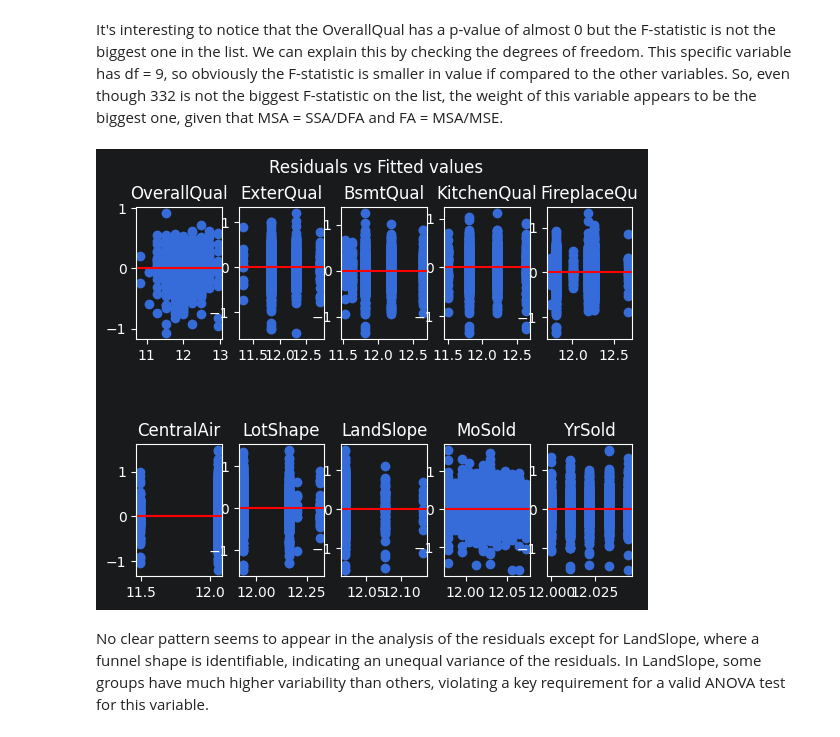
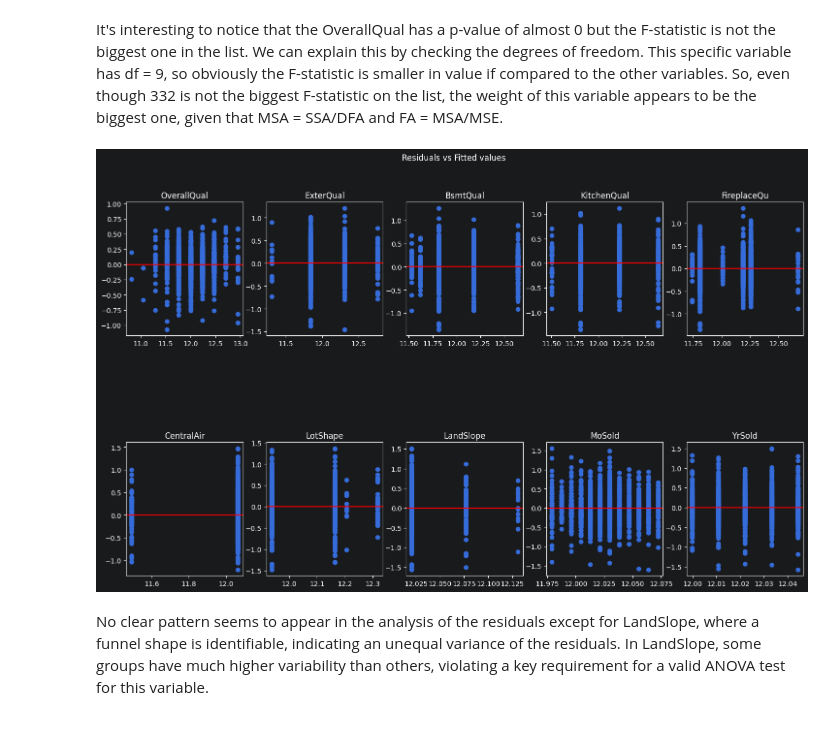
Before and after one commit to cpalescan/cstat, a Jupyter notebook: project_MAIN.ipynb, the cells around one changed output. Drawn from its saved outputs; the diff is of its cells as text; code cells hidden in the pictures.

```diff
--- a/project_MAIN.ipynb
+++ b/project_MAIN.ipynb
@@ -565,26 +565,26 @@ It's interesting to notice that the OverallQual has a p-value of almost 0 but th
 # %%
 
 # Residuals and fitted values
 
-fig, axs = plt.subplots(2, int(len(features)/2))
+fig, axs = plt.subplots(2, int(len(features)/2), figsize=(18, 10))
 fig.subplots_adjust(hspace=0.8)
 fig.get_axes()
 fig.suptitle("Residuals vs Fitted values")
 y = 0
 x = 0
 for feature in features:
 
     model = ols(f'SalePrice_log ~ {feature}', data=train).fit()
 
     axs[x, y].scatter(model.fittedvalues, model.resid)
     axs[x, y].axhline(0, color="red")
     axs[x, y].set_title(f"{feature}")
     y += 1
     if y >= int(len(features)/2):
         x += 1
         y = 0
 # %% [output]
-[figure, old version]
+[figure, new version]
 # %% [markdown]
 No clear pattern seems to appear in the analysis of the residuals except for LandSlope, where a funnel shape is identifiable, indicating an unequal variance of the residuals. In LandSlope, some groups have much higher variability than others, violating a key requirement for a valid ANOVA test for this variable.
 # %%
```
Also changed, not shown: parts of 8 cells of this notebook.
